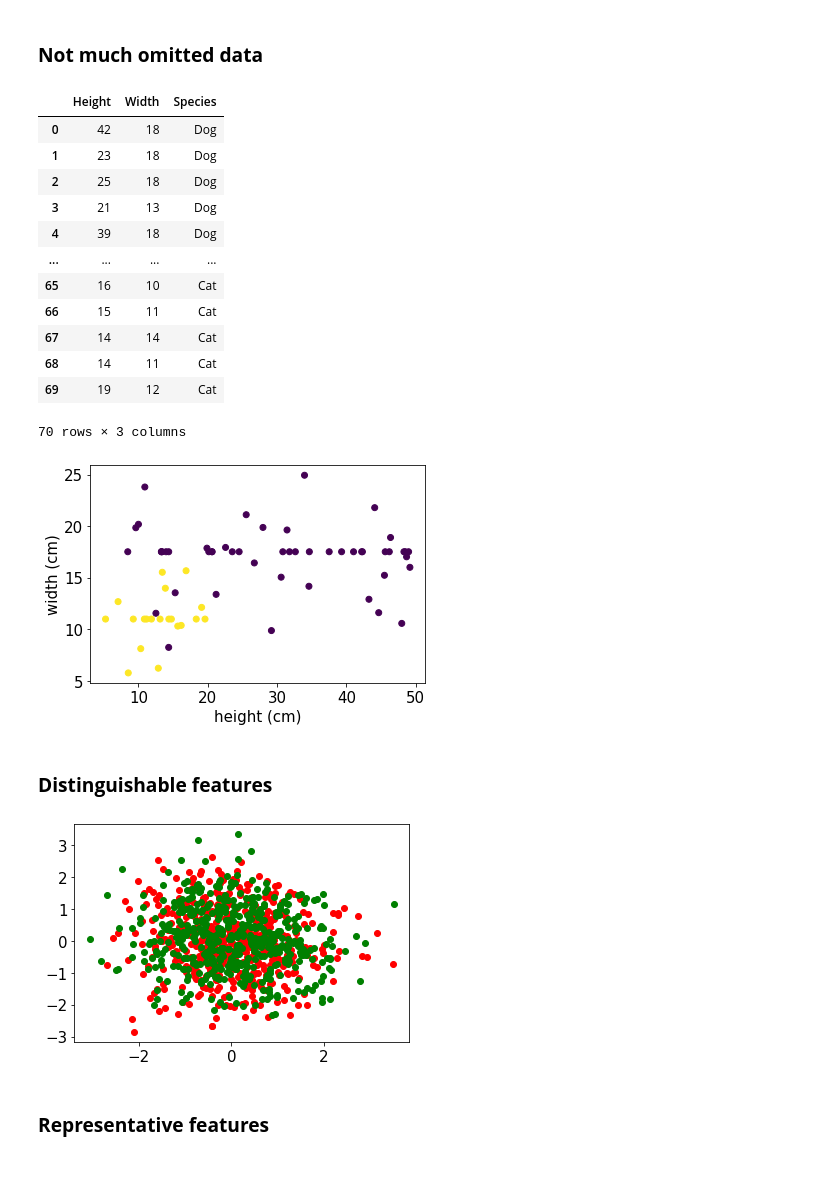
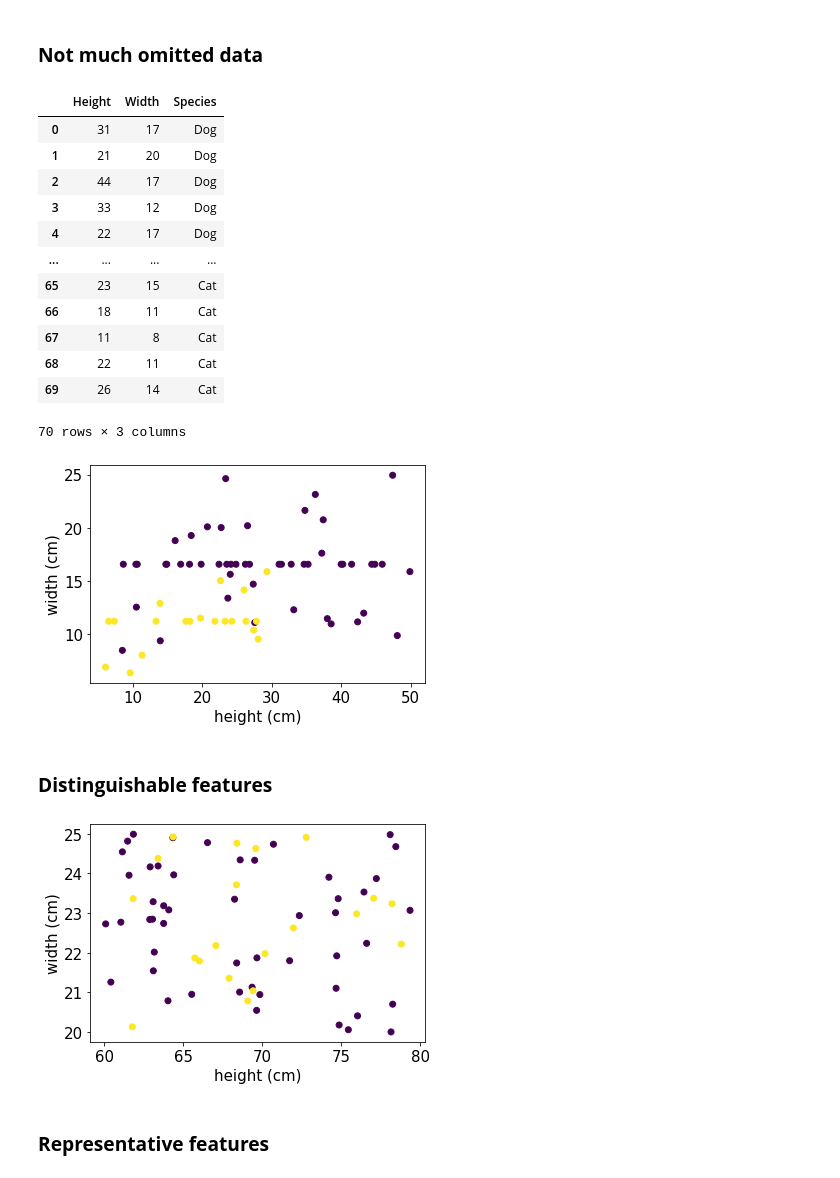
Before and after one commit to tomasplsek/AstroML, a Jupyter notebook: 02_decision_tree.ipynb, the cells around one changed output. Cells and saved outputs as stored; diff of their text form; code cells hidden in the pictures.

```diff
--- a/02_decision_tree.ipynb
+++ b/02_decision_tree.ipynb
@@ -33,7 +39,7 @@ plt.scatter(dist2[:, 0], dist2[:, 1], color='green');
 Ndog, Ncat = 50, 20
 
 height = np.hstack((np.random.uniform(8, 50, size=Ndog),
-                    np.random.uniform(5, 20, size=Ncat)))
+                    np.random.uniform(5, 30, size=Ncat)))
 
 width = np.hstack((np.random.uniform(8, 25, size=Ndog),
                     np.random.uniform(5, 16, size=Ncat)))
@@ -50,31 +56,38 @@ pd.options.display.float_format = "{:,.2g}".format
 pd.DataFrame({"Height" : height, "Width" : width, "Species" : y})
 # %% [output]
 |  | Height | Width | Species |
-| 0 | 42 | 18 | Dog |
-| 1 | 23 | 18 | Dog |
-| 2 | 25 | 18 | Dog |
-| 3 | 21 | 13 | Dog |
-| 4 | 39 | 18 | Dog |
+| 0 | 31 | 17 | Dog |
+| 1 | 21 | 20 | Dog |
+| 2 | 44 | 17 | Dog |
+| 3 | 33 | 12 | Dog |
+| 4 | 22 | 17 | Dog |
 | ... | ... | ... | ... |
-| 65 | 16 | 10 | Cat |
-| 66 | 15 | 11 | Cat |
-| 67 | 14 | 14 | Cat |
-| 68 | 14 | 11 | Cat |
-| 69 | 19 | 12 | Cat |
+| 65 | 23 | 15 | Cat |
+| 66 | 18 | 11 | Cat |
+| 67 | 11 | 8 | Cat |
+| 68 | 22 | 11 | Cat |
+| 69 | 26 | 14 | Cat |
 70 rows × 3 columns
-[figure, old version]
+[figure, new version]
 # %% [markdown]
 ### **Distinguishable features**
 # %%
-# generate data
-dist1 = np.random.multivariate_normal([0, 0], [[1, 0], [0, 1]], size=500)
-dist2 = np.random.multivariate_normal([0, 0], [[1, 0], [0, 1]], size=500)
+Nretriever, Ndobrman = 50, 20
 
-# plot data
-plt.scatter(dist1[:, 0], dist1[:, 1], color='red')
-plt.scatter(dist2[:, 0], dist2[:, 1], color='green');
+height = np.hstack((np.random.uniform(60, 80, size=Nretriever),
+                    np.random.uniform(60, 80, size=Ndobrman)))
+
+width = np.hstack((np.random.uniform(20, 25, size=Nretriever),
+                    np.random.uniform(20, 25, size=Ndobrman)))
+
+y = Nretriever*["Retriever"] + Ndobrman*["Dobrman"]
+labels = Nretriever*[0] + Ndobrman*[1]
+
+plt.scatter(height, width, c=labels)
+plt.xlabel("height (cm)")
+plt.ylabel("width (cm)");
 # %% [output]
-[figure, old version]
+[figure, new version]
 # %% [markdown]
 ### **Representative features**
 # %%
```
Also changed, not shown: parts of 13 cells of this notebook.
